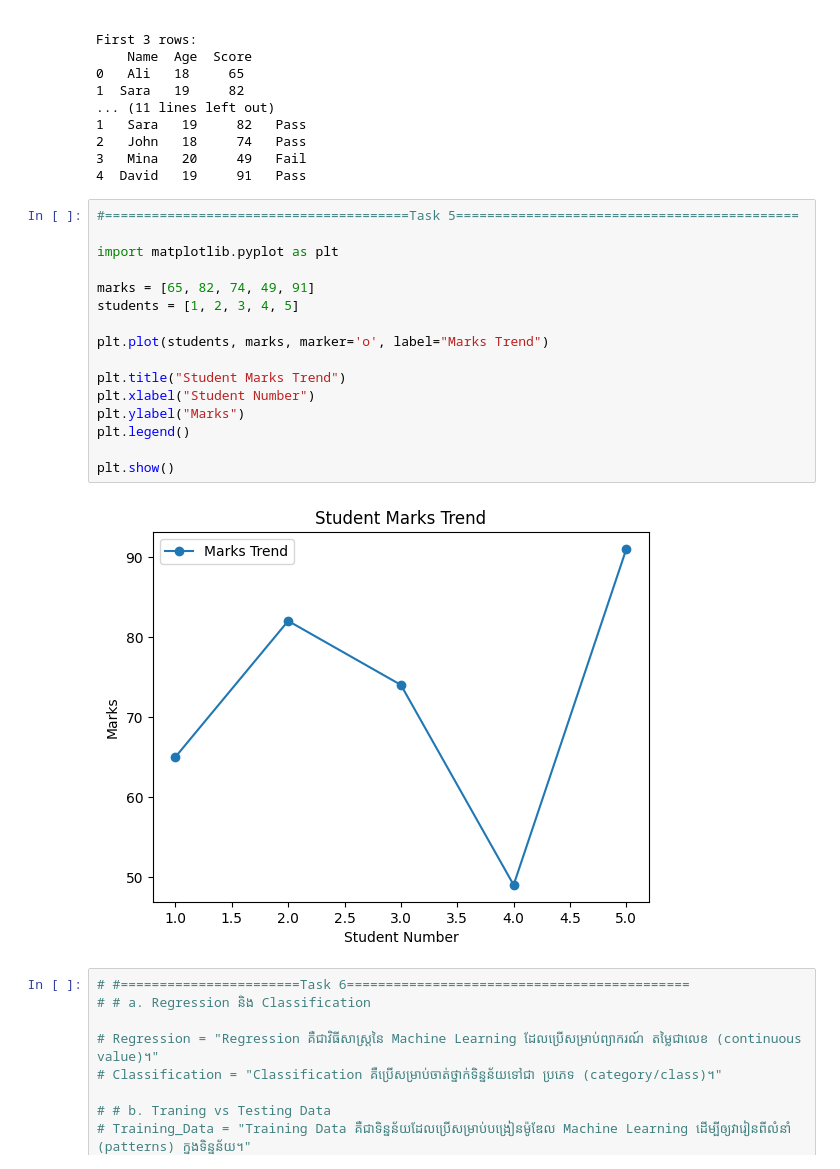
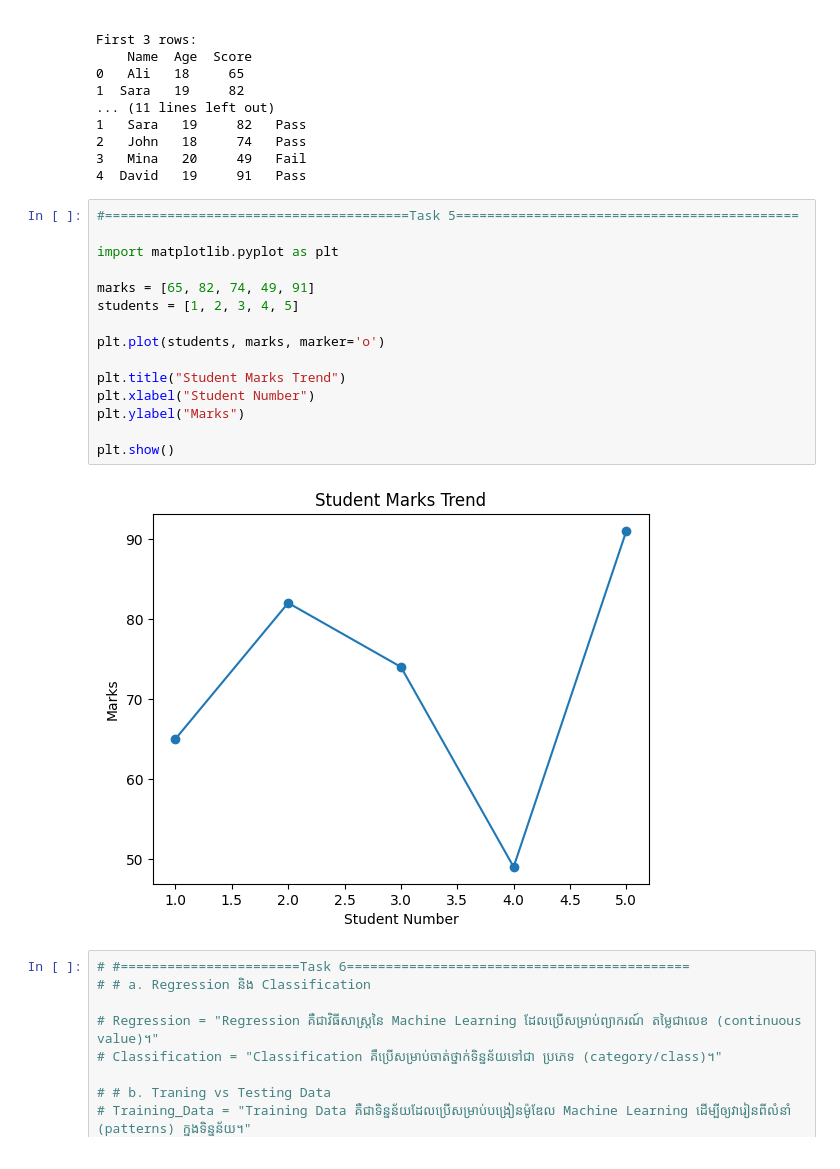
Before and after one commit to KimlayGit/Python_Homework, a Jupyter notebook: Mid-Term/Mid-Term.ipynb, the cells around one changed output. Cells and saved outputs as stored; diff of their text form.

```diff
--- a/Mid-Term/Mid-Term.ipynb
+++ b/Mid-Term/Mid-Term.ipynb
@@ -114,21 +114,20 @@ First 3 rows:
 # %%
 #=======================================Task 5============================================
 
 import matplotlib.pyplot as plt
 
 marks = [65, 82, 74, 49, 91]
 students = [1, 2, 3, 4, 5]
 
-plt.plot(students, marks, marker='o', label="Marks Trend")
+plt.plot(students, marks, marker='o')
 
 plt.title("Student Marks Trend")
 plt.xlabel("Student Number")
 plt.ylabel("Marks")
-plt.legend()
 
 plt.show()
 # %% [output]
-[figure, old version]
+[figure, new version]
 # %%
 # #=======================Task 6============================================
 # # a. Regression និង Classification
```
